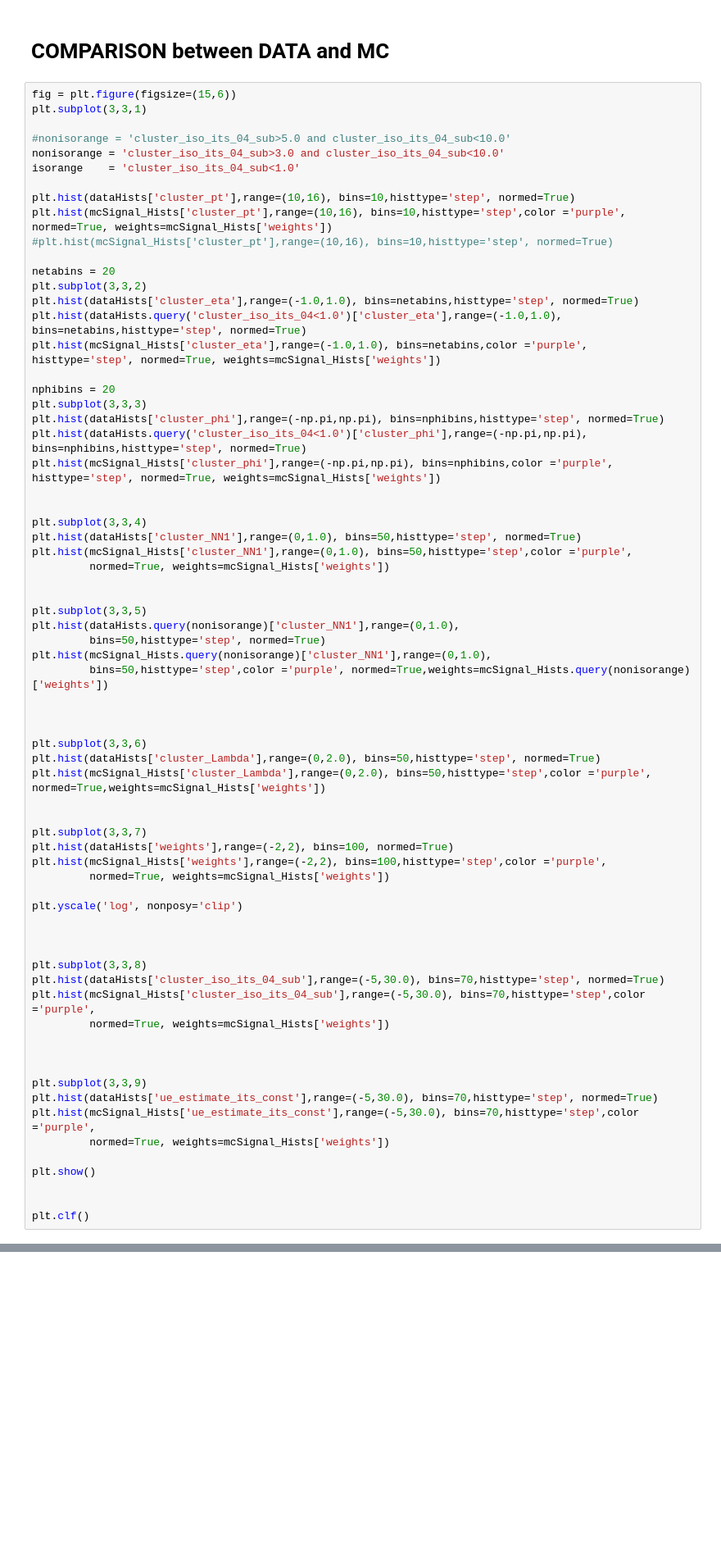
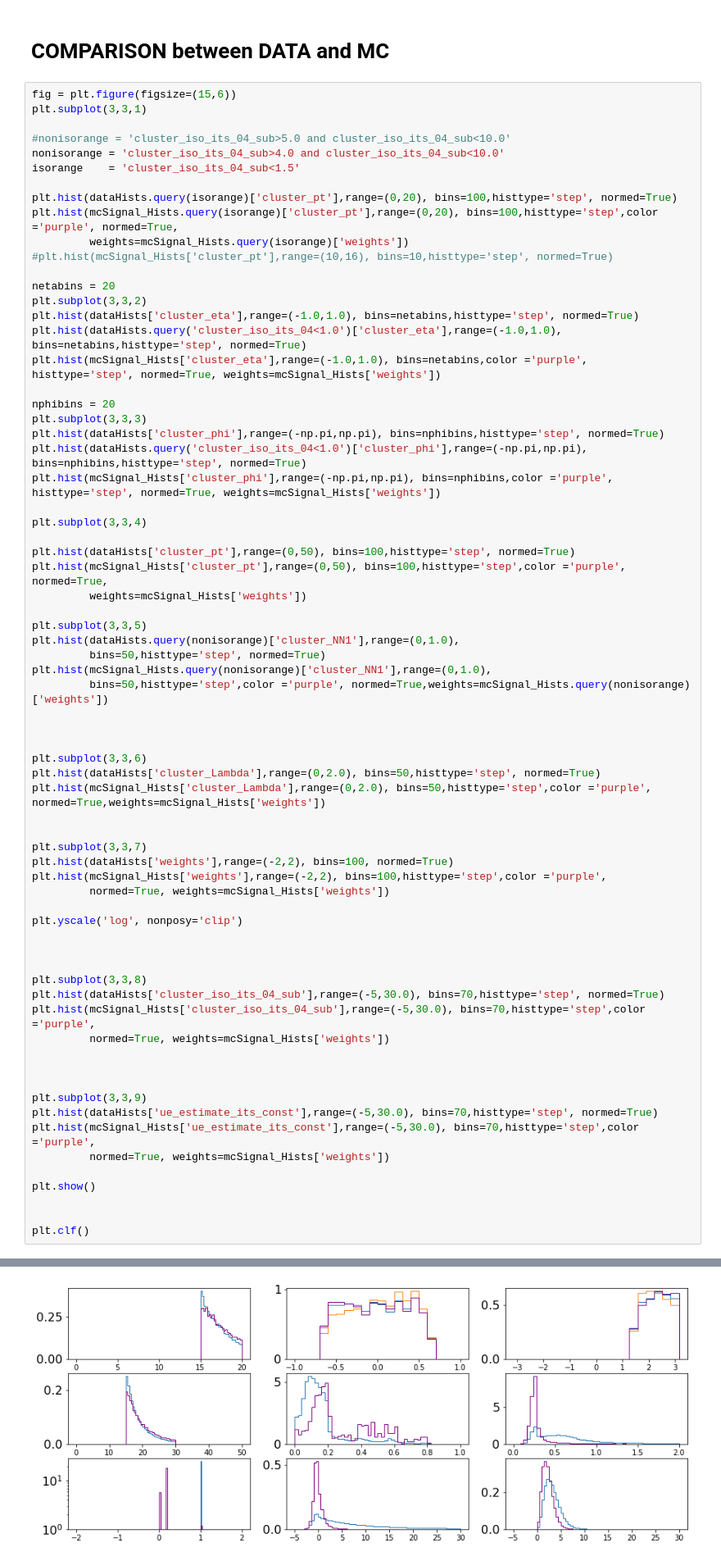
Before and after one commit to miguelignacio/CorrelationAnalysis, a Jupyter notebook: NtupleAnalysis/InputData/photon-purity.ipynb, the cells around one changed output, grey strips where cells are left out. Shown at 82% size. Drawn from its saved outputs; the diff is of its cells as text; blank space fills up the shorter version.

```diff
--- a/NtupleAnalysis/InputData/photon-purity.ipynb
+++ b/NtupleAnalysis/InputData/photon-purity.ipynb
@@ -1421,11 +1435,12 @@ fig = plt.figure(figsize=(15,6))
 plt.subplot(3,3,1)
 
 #nonisorange = 'cluster_iso_its_04_sub>5.0 and cluster_iso_its_04_sub<10.0'
-nonisorange = 'cluster_iso_its_04_sub>3.0 and cluster_iso_its_04_sub<10.0'
-isorange    = 'cluster_iso_its_04_sub<1.0'
+nonisorange = 'cluster_iso_its_04_sub>4.0 and cluster_iso_its_04_sub<10.0'
+isorange    = 'cluster_iso_its_04_sub<1.5'
 
-plt.hist(dataHists['cluster_pt'],range=(10,16), bins=10,histtype='step', normed=True)
-plt.hist(mcSignal_Hists['cluster_pt'],range=(10,16), bins=10,histtype='step',color ='purple', normed=True, weights=mcSignal_Hists['weights'])
+plt.hist(dataHists.query(isorange)['cluster_pt'],range=(0,20), bins=100,histtype='step', normed=True)
+plt.hist(mcSignal_Hists.query(isorange)['cluster_pt'],range=(0,20), bins=100,histtype='step',color ='purple', normed=True,
+         weights=mcSignal_Hists.query(isorange)['weights'])
 #plt.hist(mcSignal_Hists['cluster_pt'],range=(10,16), bins=10,histtype='step', normed=True)
 
 netabins = 20
@@ -1440,12 +1455,11 @@ plt.hist(dataHists['cluster_phi'],range=(-np.pi,np.pi), bins=nphibins,histtype='
 plt.hist(dataHists.query('cluster_iso_its_04<1.0')['cluster_phi'],range=(-np.pi,np.pi), bins=nphibins,histtype='step', normed=True)
 plt.hist(mcSignal_Hists['cluster_phi'],range=(-np.pi,np.pi), bins=nphibins,color ='purple', histtype='step', normed=True, weights=mcSignal_Hists['weights'])
 
+plt.subplot(3,3,4)
 
-plt.subplot(3,3,4)
-plt.hist(dataHists['cluster_NN1'],range=(0,1.0), bins=50,histtype='step', normed=True)
-plt.hist(mcSignal_Hists['cluster_NN1'],range=(0,1.0), bins=50,histtype='step',color ='purple',
-         normed=True, weights=mcSignal_Hists['weights'])
-
+plt.hist(dataHists['cluster_pt'],range=(0,50), bins=100,histtype='step', normed=True)
+plt.hist(mcSignal_Hists['cluster_pt'],range=(0,50), bins=100,histtype='step',color ='purple', normed=True,
+         weights=mcSignal_Hists['weights'])
 
 plt.subplot(3,3,5)
 plt.hist(dataHists.query(nonisorange)['cluster_NN1'],range=(0,1.0),
@@ -1485,3 +1499,4 @@ plt.show()
 
 
 plt.clf()
+# %% [output]
@@ -1488,3 +1504,4 @@ plt.clf()
+[figure, added]
 # %% [markdown]
 ## SIGNAL MC ISOLATION DISTRIBUTION and UE
 # %%
```
Also changed, not shown: parts of 18 cells of this notebook.
